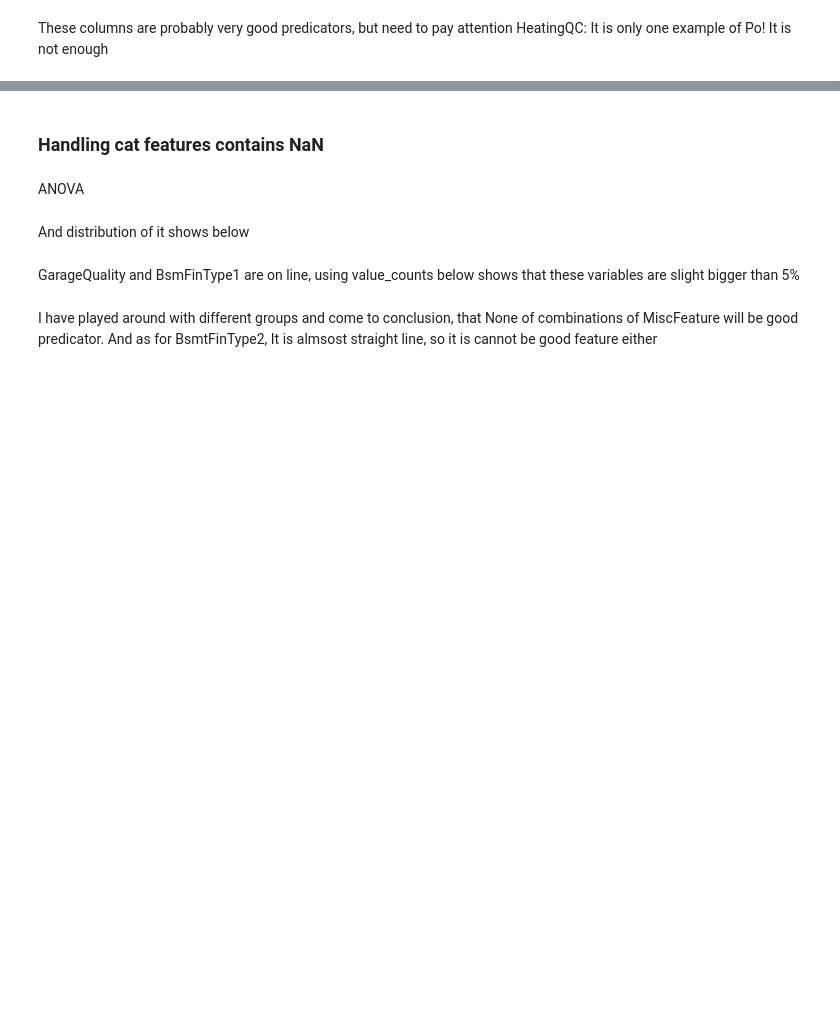
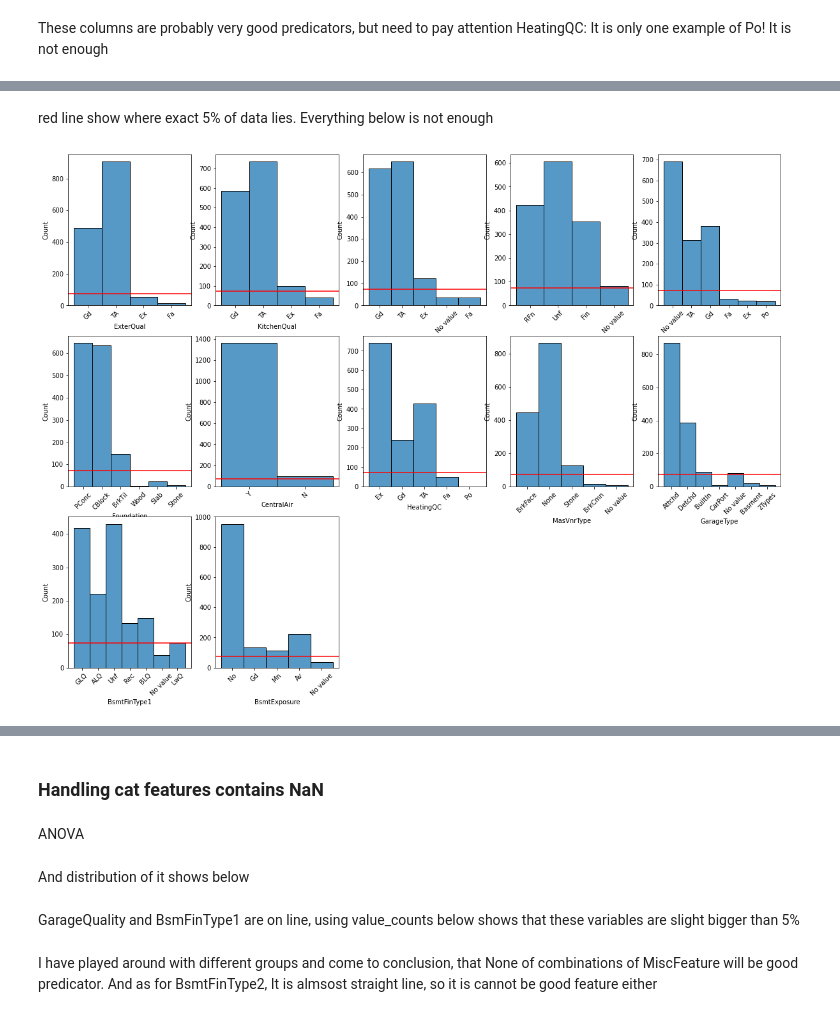
Before and after one commit to Golden-dreamer/kaggle-house, a Jupyter notebook: notebooks/Data exploration.ipynb, the cells around one changed output, grey strips where cells are left out. Drawn from its saved outputs; the diff is of its cells as text; code cells hidden in the pictures; blank space fills up the shorter version.

```diff
--- a/notebooks/Data exploration.ipynb
+++ b/notebooks/Data exploration.ipynb
@@ -1127,4 +1220,8 @@ cols_with_big_F_score
+# %% [markdown]
+red line show where exact 5% of data lies. Everything below is not enough
 # %%
-make_dist(without_nan_df,cols_with_big_F_score)
+make_dist(replaced_nans,cols_with_big_F_score)
+# %% [output]
+[figure, added]
 # %%
 cols_with_low_F_score
```
Also changed, not shown: parts of 70 cells of this notebook.
